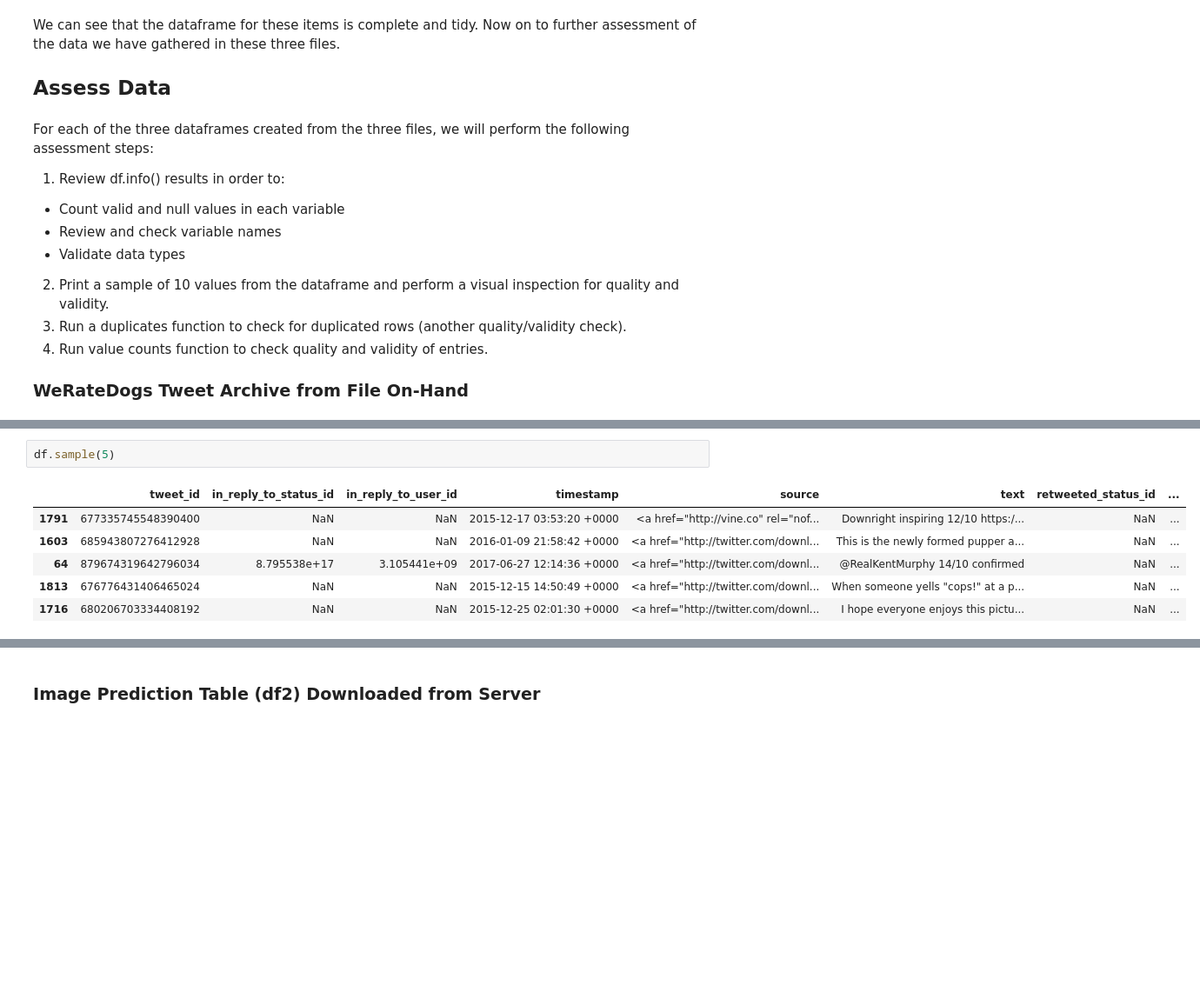
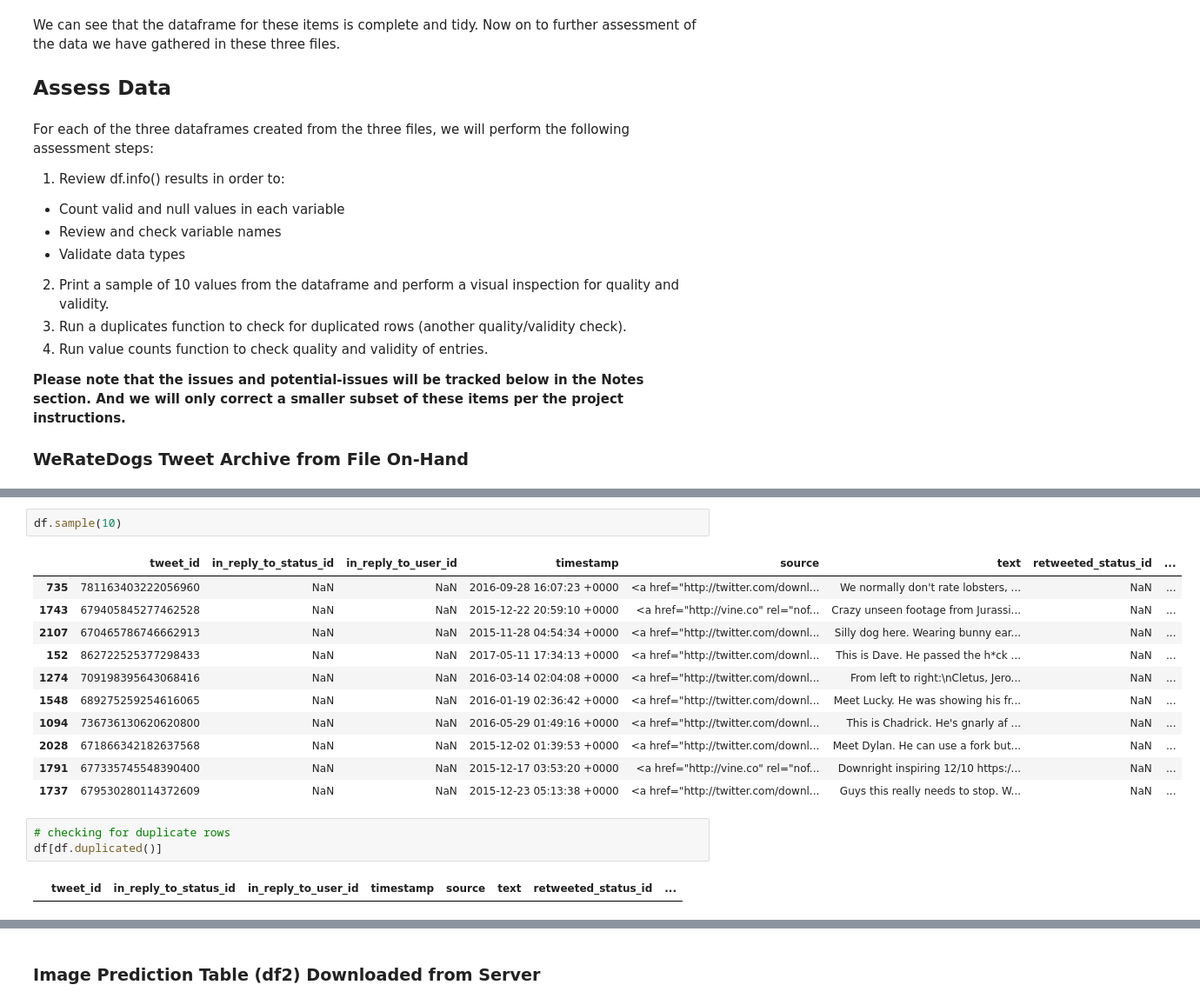
Before and after one commit to moscowjh/t2-p3-wrangle, a Jupyter notebook: wrangle_act.ipynb, the cells around one changed output, grey strips where cells are left out. Shown at 87% size. Saved outputs shown, nothing was run; the diff lists cells and outputs as text; blank space fills up the shorter version.

```diff
--- a/wrangle_act.ipynb
+++ b/wrangle_act.ipynb
@@ -299,6 +301,8 @@ For each of the three dataframes created from the three files, we will perform t
 3. Run a duplicates function to check for duplicated rows (another quality/validity check).
 4. Run value counts function to check quality and validity of entries.
 
+**Please note that the issues and potential-issues will be tracked below in the Notes section. And we will only correct a smaller subset of these items per the project instructions.**
+
 ### WeRateDogs Tweet Archive from File On-Hand
 # %%
 df.info()
@@ -321,11 +325,21 @@ puppo                         2356 non-null object
 dtypes: float64(4), int64(3), object(10)
 memory usage: 313.0+ KB
 # %%
-df.sample(5)
+df.sample(10)
 # %% [output]
 |  | tweet_id | in_reply_to_status_id | in_reply_to_user_id | timestamp | source | text | retweeted_status_id | ... |
+| 735 | 781163403222056960 | NaN | NaN | 2016-09-28 16:07:23 +0000 | <a href="http://twitter.com/downl... | We normally don't rate lobsters, ... | NaN | ... |
+| 1743 | 679405845277462528 | NaN | NaN | 2015-12-22 20:59:10 +0000 | <a href="http://vine.co" rel="nof... | Crazy unseen footage from Jurassi... | NaN | ... |
+| 2107 | 670465786746662913 | NaN | NaN | 2015-11-28 04:54:34 +0000 | <a href="http://twitter.com/downl... | Silly dog here. Wearing bunny ear... | NaN | ... |
+| 152 | 862722525377298433 | NaN | NaN | 2017-05-11 17:34:13 +0000 | <a href="http://twitter.com/downl... | This is Dave. He passed the h*ck ... | NaN | ... |
+| 1274 | 709198395643068416 | NaN | NaN | 2016-03-14 02:04:08 +0000 | <a href="http://twitter.com/downl... | From left to right:\nCletus, Jero... | NaN | ... |
+| 1548 | 689275259254616065 | NaN | NaN | 2016-01-19 02:36:42 +0000 | <a href="http://twitter.com/downl... | Meet Lucky. He was showing his fr... | NaN | ... |
+| 1094 | 736736130620620800 | NaN | NaN | 2016-05-29 01:49:16 +0000 | <a href="http://twitter.com/downl... | This is Chadrick. He's gnarly af ... | NaN | ... |
+| 2028 | 671866342182637568 | NaN | NaN | 2015-12-02 01:39:53 +0000 | <a href="http://twitter.com/downl... | Meet Dylan. He can use a fork but... | NaN | ... |
 | 1791 | 677335745548390400 | NaN | NaN | 2015-12-17 03:53:20 +0000 | <a href="http://vine.co" rel="nof... | Downright inspiring 12/10 https:/... | NaN | ... |
-| 1603 | 685943807276412928 | NaN | NaN | 2016-01-09 21:58:42 +0000 | <a href="http://twitter.com/downl... | This is the newly formed pupper a... | NaN | ... |
-| 64 | 879674319642796034 | 8.795538e+17 | 3.105441e+09 | 2017-06-27 12:14:36 +0000 | <a href="http://twitter.com/downl... | @RealKentMurphy 14/10 confirmed | NaN | ... |
-| 1813 | 676776431406465024 | NaN | NaN | 2015-12-15 14:50:49 +0000 | <a href="http://twitter.com/downl... | When someone yells "cops!" at a p... | NaN | ... |
-| 1716 | 680206703334408192 | NaN | NaN | 2015-12-25 02:01:30 +0000 | <a href="http://twitter.com/downl... | I hope everyone enjoys this pictu... | NaN | ... |
+| 1737 | 679530280114372609 | NaN | NaN | 2015-12-23 05:13:38 +0000 | <a href="http://twitter.com/downl... | Guys this really needs to stop. W... | NaN | ... |
+# %%
+# checking for duplicate rows
+df[df.duplicated()]
+# %% [output]
+|  | tweet_id | in_reply_to_status_id | in_reply_to_user_id | timestamp | source | text | retweeted_status_id | ... |
```
Also changed, not shown: parts of 13 cells of this notebook.
